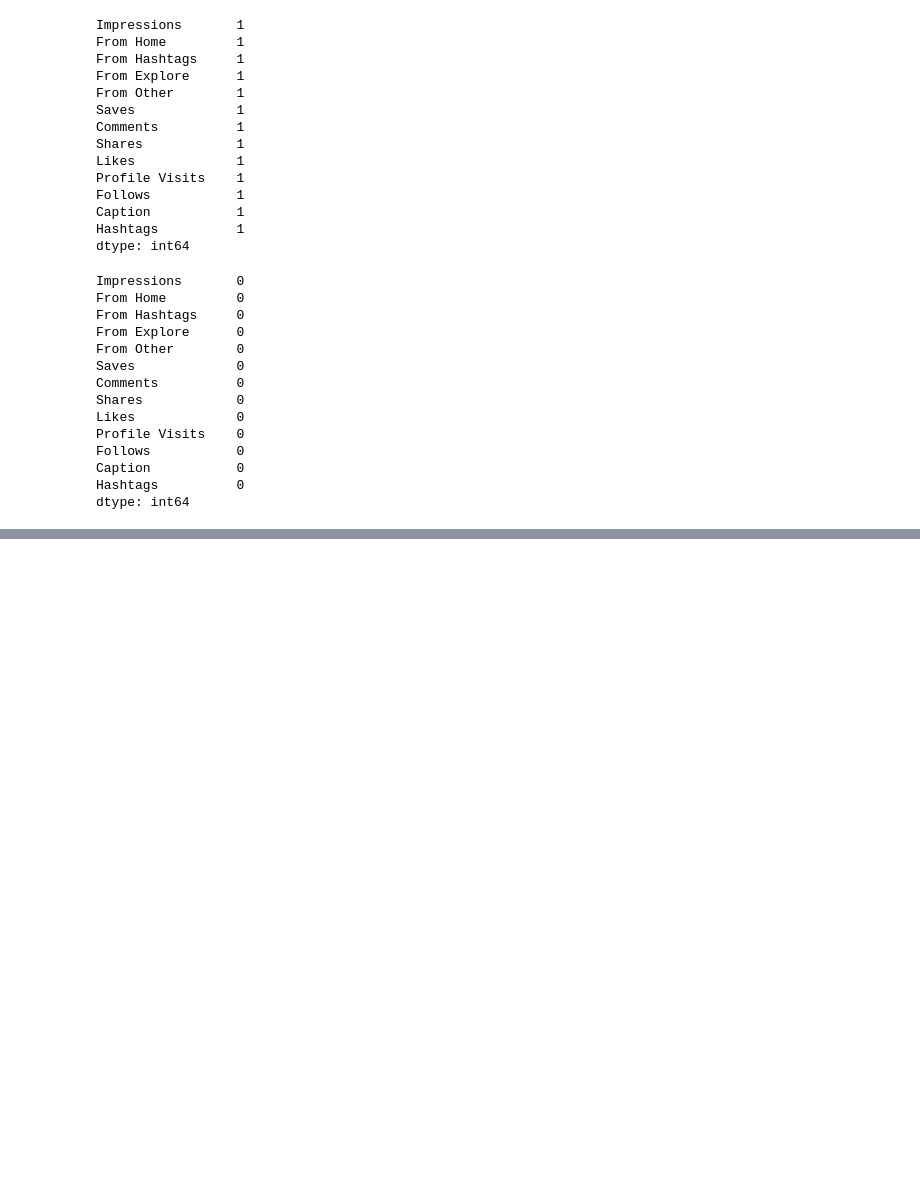
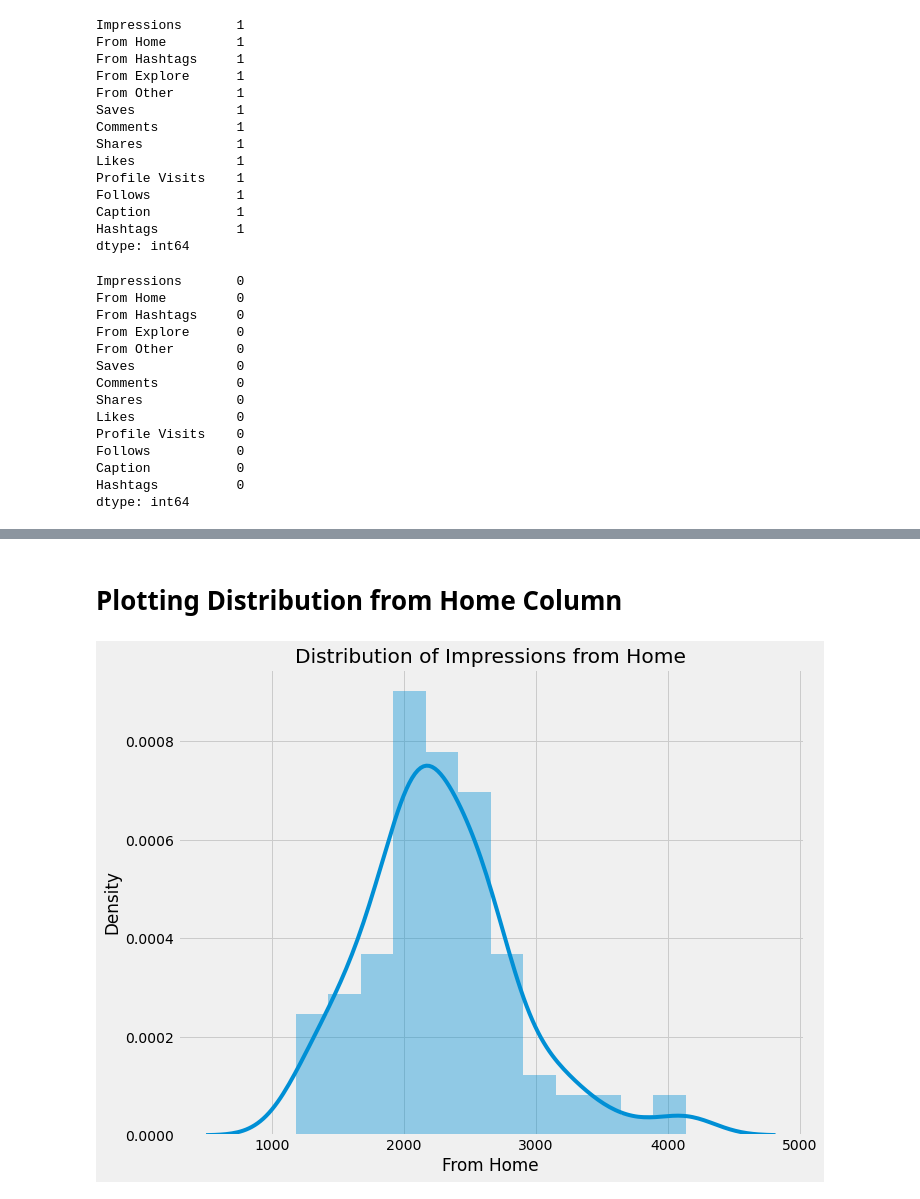
Before and after one commit to nastalique-tariq/Instragram-reach-analysis, a Jupyter notebook: Instagram-reach-analysis.ipynb, the cells around one changed output, grey strips where cells are left out. Cells and saved outputs as stored; diff of their text form; code cells hidden in the pictures; blank space fills up the shorter version.

```diff
--- a/Instagram-reach-analysis.ipynb
+++ b/Instagram-reach-analysis.ipynb
@@ -49,0 +76,10 @@ dtype: int64
+# %% [markdown]
+# Plotting Distribution from Home Column
+# %%
+plt.figure(figsize=(10,8))
+plt.style.use('fivethirtyeight')
+plt.title("Distribution of Impressions from Home")
+sns.distplot(dataset['From Home'])
+plt.show()
+# %% [output]
+[figure, added]
```
Also changed, not shown: parts of 9 cells of this notebook.
